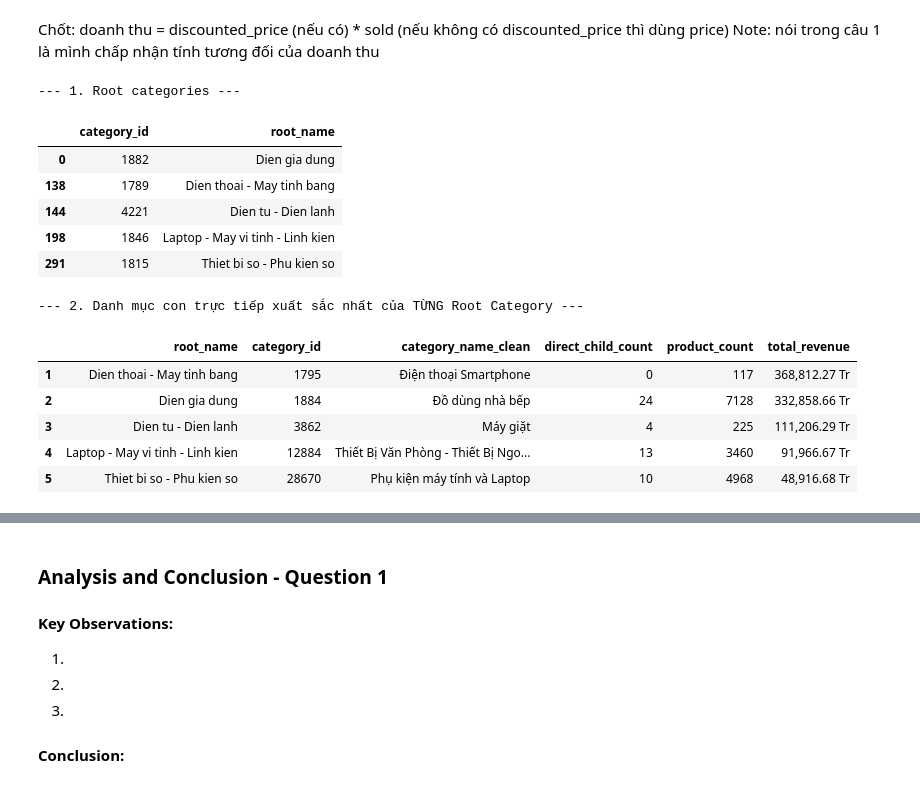
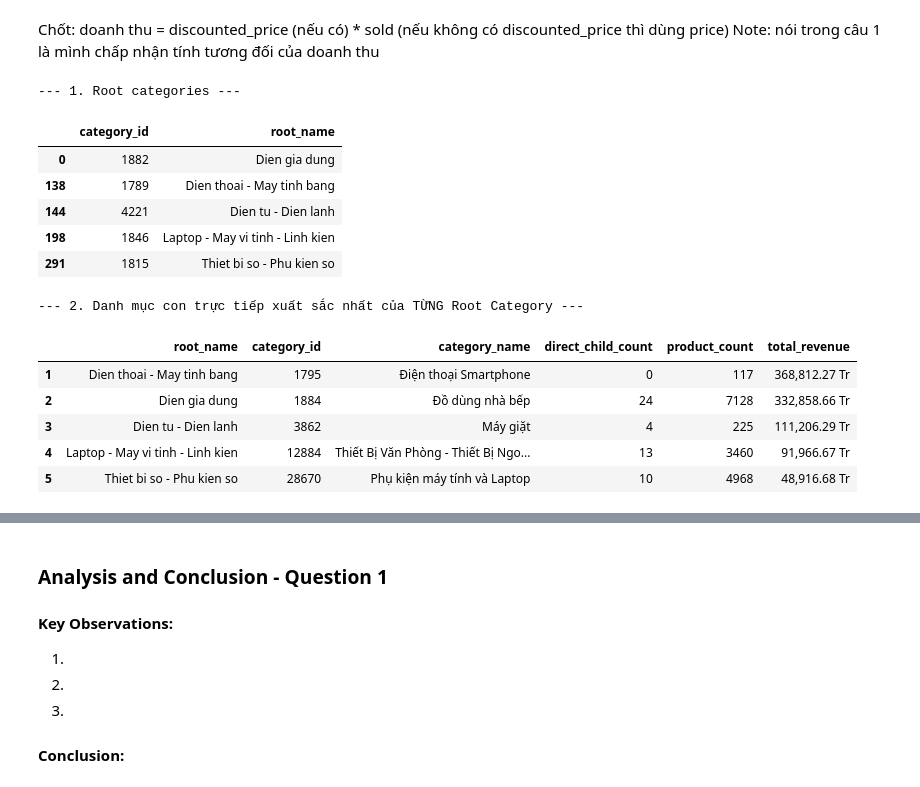
Before and after one commit to phuongth05/DV_LAB01, a Jupyter notebook: groups/phuong.ipynb, the cells around one changed output, grey strips where cells are left out. Cells and saved outputs as stored; diff of their text form; code cells hidden in the pictures.

```diff
--- a/groups/phuong.ipynb
+++ b/groups/phuong.ipynb
@@ -75,4 +75,4 @@ Reviews: (158126, 8)
 df_category = df_category.copy()
 df_category['category_id'] = df_category['category_id'].astype(int)
 df_category['category_name'] = df_category['category_name'].astype(str).str.strip()
-df_category['parent_category_clean'] = df_category['parent_category'].fillna('').astype(str).str.strip()
+df_category['parent_category'] = df_category['parent_category'].fillna('').astype(str).str.strip()
@@ -227,18 +220,18 @@ from IPython.display import display
 
 df_category = df_category.copy()
 df_category['category_id'] = df_category['category_id'].astype(str)
-df_category['category_name_clean'] = df_category['category_name'].astype(str).str.strip()
+df_category['category_name'] = df_category['category_name'].astype(str).str.strip()
 df_category['parent_category_clean'] = df_category['parent_category'].fillna('').astype(str).str.strip()
 
 # 1. Xác định Root categories (cấp 1)
 root_categories = df_category.loc[
     df_category['parent_category_clean'] == '',
-    ['category_id', 'category_name_clean']
-].rename(columns={'category_name_clean': 'root_name'})
+    ['category_id', 'category_name']
+].rename(columns={'category_name': 'root_name'})
 root_names_set = set(root_categories['root_name'])
 
 # 2. Xây dựng hàm dò tìm tổ tiên cấp 2 (L2 Ancestor)
-parent_dict = dict(zip(df_category['category_name_clean'], df_category['parent_category_clean']))
+parent_dict = dict(zip(df_category['category_name'], df_category['parent_category_clean']))
 
 def get_l2_ancestor(cat_name):
     """Hàm dò ngược từ 1 danh mục bất kỳ lên danh mục cấp 2 (con trực tiếp của Root)"""
@@ -255,7 +248,7 @@ def get_l2_ancestor(cat_name):
     return None
 
 # Map L2_ancestor cho TOÀN BỘ danh mục
-df_category['L2_ancestor'] = df_category['category_name_clean'].apply(get_l2_ancestor)
+df_category['L2_ancestor'] = df_category['category_name'].apply(get_l2_ancestor)
 
 # 3. Đếm số danh mục con trực tiếp cho mục đích hiển thị
 child_counts = df_category.groupby('parent_category_clean')['category_id'].count()
@@ -295,13 +288,13 @@ else:
 # Chỉ lấy danh sách các danh mục cấp 2 (con trực tiếp của Root) để làm khung báo cáo
 q1_summary = df_category[df_category['parent_category_clean'].isin(root_names_set)].copy()
 
-q1_summary = q1_summary[['category_id', 'category_name_clean', 'parent_category_clean']].rename(
+q1_summary = q1_summary[['category_id', 'category_name', 'parent_category_clean']].rename(
     columns={'parent_category_clean': 'root_name'}
 )
-q1_summary['direct_child_count'] = q1_summary['category_name_clean'].map(child_counts).fillna(0).astype(int)
+q1_summary['direct_child_count'] = q1_summary['category_name'].map(child_counts).fillna(0).astype(int)
 
 # Gộp tổng doanh thu đã cuộn (Roll-up) vào bảng
-q1_summary = q1_summary.merge(cat_revenue, left_on='category_name_clean', right_on='L2_ancestor', how='left')
+q1_summary = q1_summary.merge(cat_revenue, left_on='category_name', right_on='L2_ancestor', how='left')
 q1_summary['total_revenue'] = q1_summary['total_revenue'].fillna(0)
 q1_summary['product_count'] = q1_summary['product_count'].fillna(0).astype(int)
 q1_summary = q1_summary.drop(columns=['L2_ancestor'])
@@ -310,35 +303,35 @@ q1_summary = q1_summary.drop(columns=['L2_ancestor'])
 q1_summary = q1_summary.sort_values(by=['total_revenue', 'product_count'], ascending=[False, False])
 top1_per_root = q1_summary.groupby('root_name').head(1).reset_index(drop=True)
 
 # Format Index lại từ 1
 top1_per_root.index = top1_per_root.index + 1
 
 
 # ==========================================
 # PHẦN 4: HIỂN THỊ TRỰC QUAN
 # ==========================================
 
 def format_to_millions(val):
     if pd.isna(val): return val
     return f"{val / 1_000_000:,.2f} Tr"
 
 fmt_summary = {'total_revenue': format_to_millions}
 
 print('--- 1. Root categories ---')
 display(root_categories)
 
 print('\n--- 2. Danh mục con trực tiếp xuất sắc nhất của TỪNG Root Category ---')
-display(top1_per_root[['root_name', 'category_id', 'category_name_clean', 'direct_child_count', 'product_count', 'total_revenue']].style.format(fmt_summary))
+display(top1_per_root[['root_name', 'category_id', 'category_name', 'direct_child_count', 'product_count', 'total_revenue']].style.format(fmt_summary))
 # %% [output]
 --- 1. Root categories ---
 |  | category_id | root_name |
 | 0 | 1882 | Dien gia dung |
 | 138 | 1789 | Dien thoai - May tinh bang |
 | 144 | 4221 | Dien tu - Dien lanh |
 | 198 | 1846 | Laptop - May vi tinh - Linh kien |
 | 291 | 1815 | Thiet bi so - Phu kien so |
 --- 2. Danh mục con trực tiếp xuất sắc nhất của TỪNG Root Category ---
-|  | root_name | category_id | category_name_clean | direct_child_count | product_count | total_revenue |
+|  | root_name | category_id | category_name | direct_child_count | product_count | total_revenue |
 | 1 | Dien thoai - May tinh bang | 1795 | Điện thoại Smartphone | 0 | 117 | 368,812.27 Tr |
 | 2 | Dien gia dung | 1884 | Đồ dùng nhà bếp | 24 | 7128 | 332,858.66 Tr |
 | 3 | Dien tu - Dien lanh | 3862 | Máy giặt | 4 | 225 | 111,206.29 Tr |
```
Also changed, not shown: parts of 4 cells of this notebook, 1 other file.
